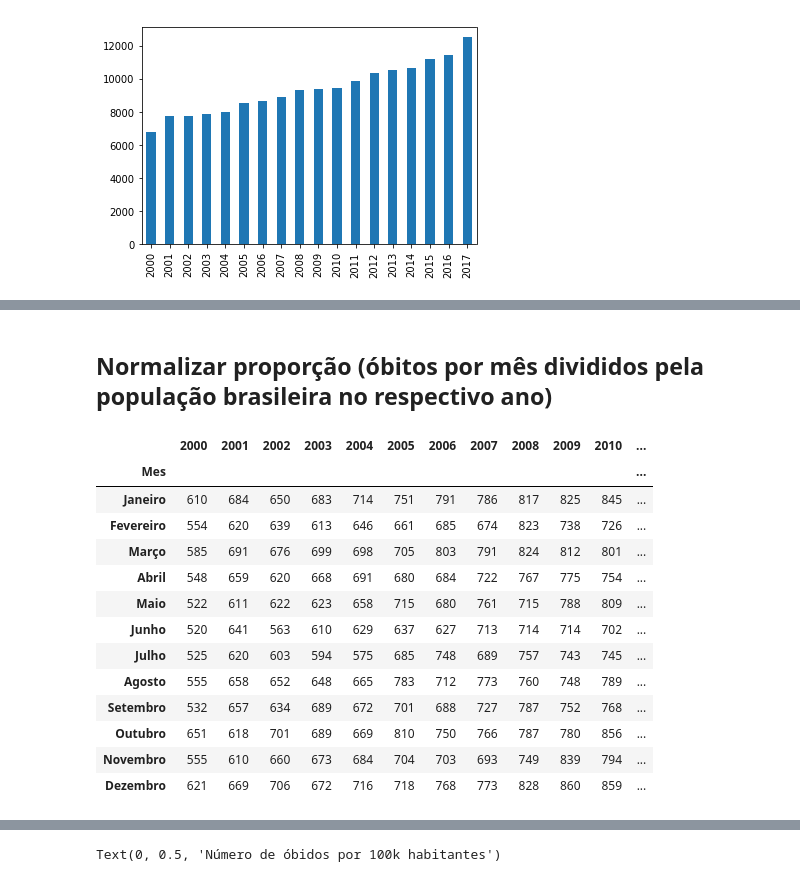
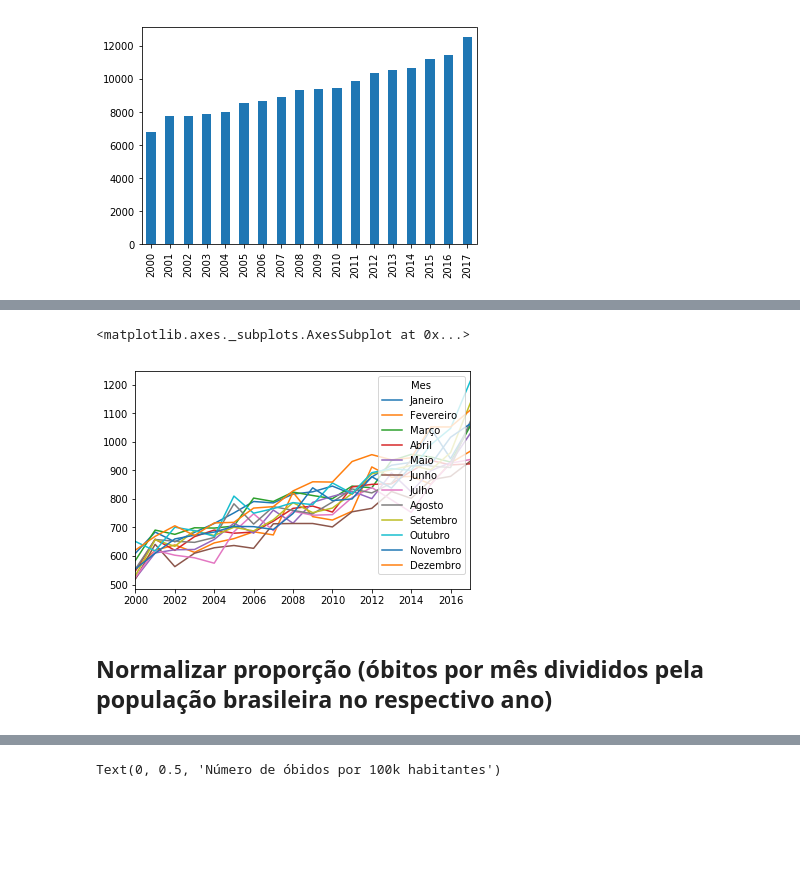
Before and after one commit to jamissonfreitas/IN1119, a Jupyter notebook: analise_mes_ano.ipynb, the cells around one changed output, grey strips where cells are left out. Saved outputs shown, nothing was run; the diff lists cells and outputs as text; code cells hidden in the pictures; blank space fills up the shorter version.

```diff
--- a/analise_mes_ano.ipynb
+++ b/analise_mes_ano.ipynb
@@ -104,23 +115,12 @@ df_obitos.sum().plot.bar() # totais por ano
+# %%
+df_obitos.T.plot.line()
+# %% [output]
+<matplotlib.axes._subplots.AxesSubplot at 0x...>
+[figure, added]
 # %% [markdown]
 ## Normalizar proporção (óbitos por mês divididos pela população brasileira no respectivo ano)
 # %%
 df_obitos_normalizado = df_obitos.copy()
-df_obitos_normalizado
-# %% [output]
-|  | 2000 | 2001 | 2002 | 2003 | 2004 | 2005 | 2006 | 2007 | 2008 | 2009 | 2010 | ... |
-| Mes |  |  |  |  |  |  |  |  |  |  |  | ... |
-| Janeiro | 610 | 684 | 650 | 683 | 714 | 751 | 791 | 786 | 817 | 825 | 845 | ... |
-| Fevereiro | 554 | 620 | 639 | 613 | 646 | 661 | 685 | 674 | 823 | 738 | 726 | ... |
-| Março | 585 | 691 | 676 | 699 | 698 | 705 | 803 | 791 | 824 | 812 | 801 | ... |
-| Abril | 548 | 659 | 620 | 668 | 691 | 680 | 684 | 722 | 767 | 775 | 754 | ... |
-| Maio | 522 | 611 | 622 | 623 | 658 | 715 | 680 | 761 | 715 | 788 | 809 | ... |
-| Junho | 520 | 641 | 563 | 610 | 629 | 637 | 627 | 713 | 714 | 714 | 702 | ... |
-| Julho | 525 | 620 | 603 | 594 | 575 | 685 | 748 | 689 | 757 | 743 | 745 | ... |
-| Agosto | 555 | 658 | 652 | 648 | 665 | 783 | 712 | 773 | 760 | 748 | 789 | ... |
-| Setembro | 532 | 657 | 634 | 689 | 672 | 701 | 688 | 727 | 787 | 752 | 768 | ... |
-| Outubro | 651 | 618 | 701 | 689 | 669 | 810 | 750 | 766 | 787 | 780 | 856 | ... |
-| Novembro | 555 | 610 | 660 | 673 | 684 | 704 | 703 | 693 | 749 | 839 | 794 | ... |
-| Dezembro | 621 | 669 | 706 | 672 | 716 | 718 | 768 | 773 | 828 | 860 | 859 | ... |
 # %%
 df_obitos_normalizado = df_obitos_normalizado.T.apply(lambda x: x/df_populacao.loc[int(x.name)]['População'], axis=1)
 df_obitos_normalizado = df_obitos_normalizado.multiply(100000) # por 100.000 habitates
```
Also changed, not shown: parts of 6 cells of this notebook.
